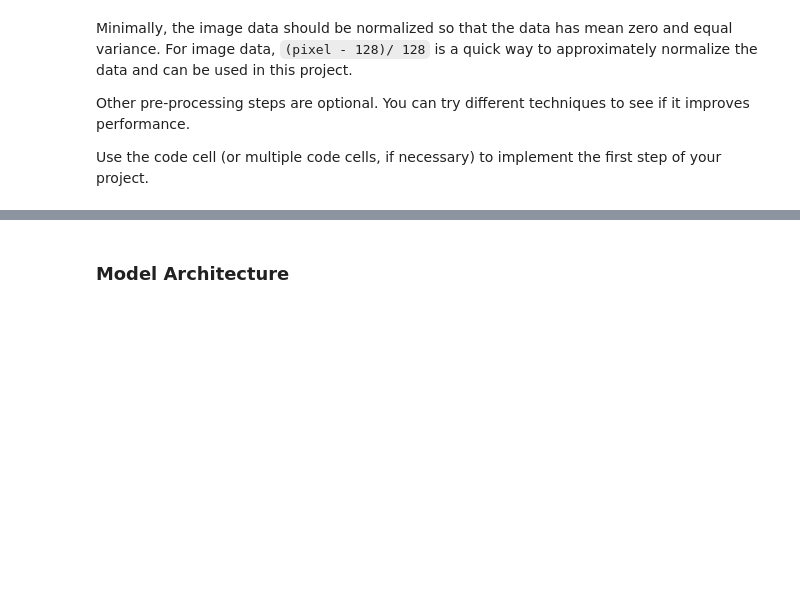
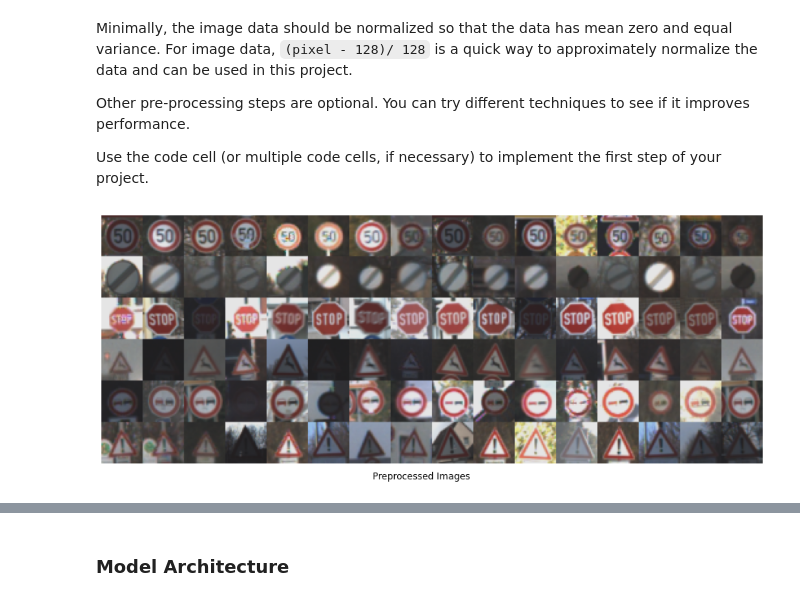
Before and after one commit to evanfebrianto/Traffic-Sign-Classifier-Project, a Jupyter notebook: Traffic_Sign_Classifier.ipynb, the cells around one changed output, grey strips where cells are left out. Saved outputs shown, nothing was run; the diff lists cells and outputs as text; code cells hidden in the pictures; blank space fills up the shorter version.

```diff
--- a/Traffic_Sign_Classifier.ipynb
+++ b/Traffic_Sign_Classifier.ipynb
@@ -205,0 +202,18 @@ Use the code cell (or multiple code cells, if necessary) to implement the first
+# %%
+from sklearn.utils import shuffle
+X_train, y_train = shuffle(X_train, y_train)
+
+# from sklearn.model_selection import train_test_split
+# X_train, X_validation, y_train, y_validation = train_test_split(X_train, y_train, test_size=0.2, random_state=0)
+# %%
+def normalize(data):
+    return data / 255 * 0.8 + 0.1
+#     return (data - 128) / 128
+
+X_train = normalize(X_train)
+X_test = normalize(X_test)
+X_valid = normalize(X_valid)
+# %%
+show_demo_grid(X_train, y_train, "Preprocessed Images")
+# %% [output]
+[figure, added]
```
Also changed, not shown: parts of 13 cells of this notebook, 1 other file.
